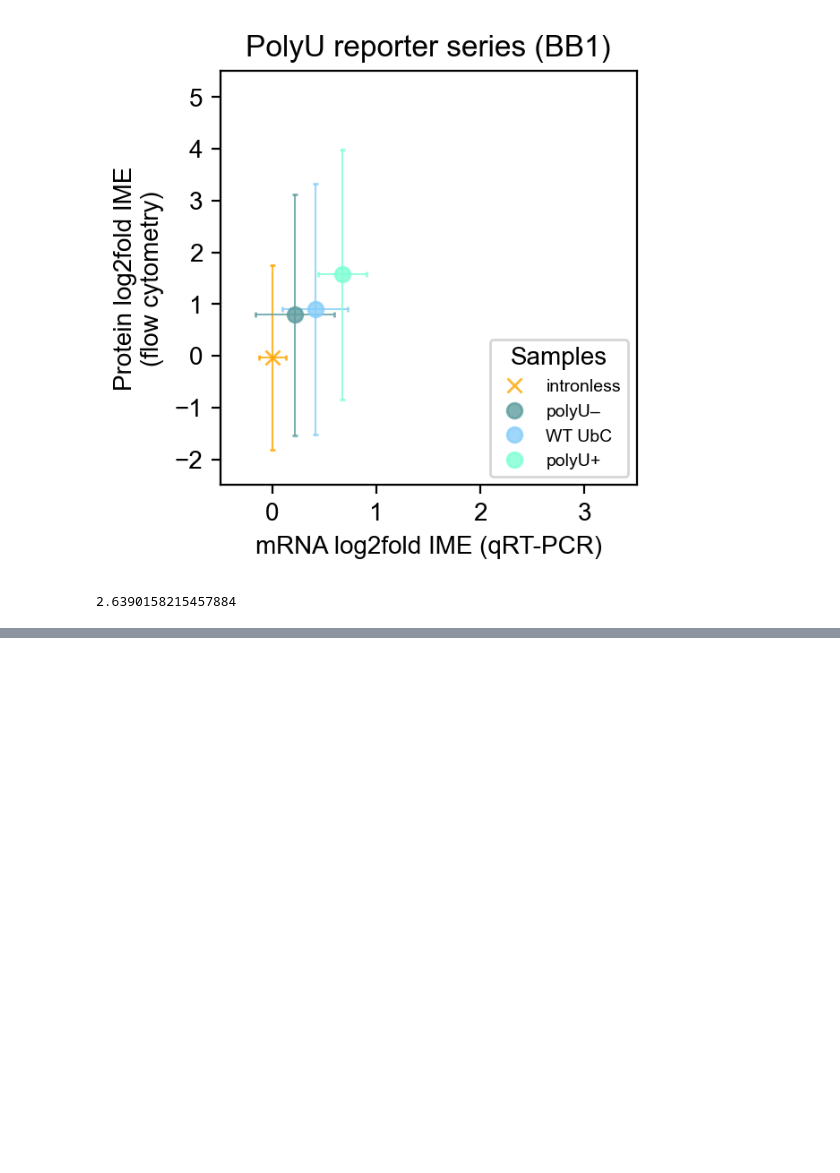
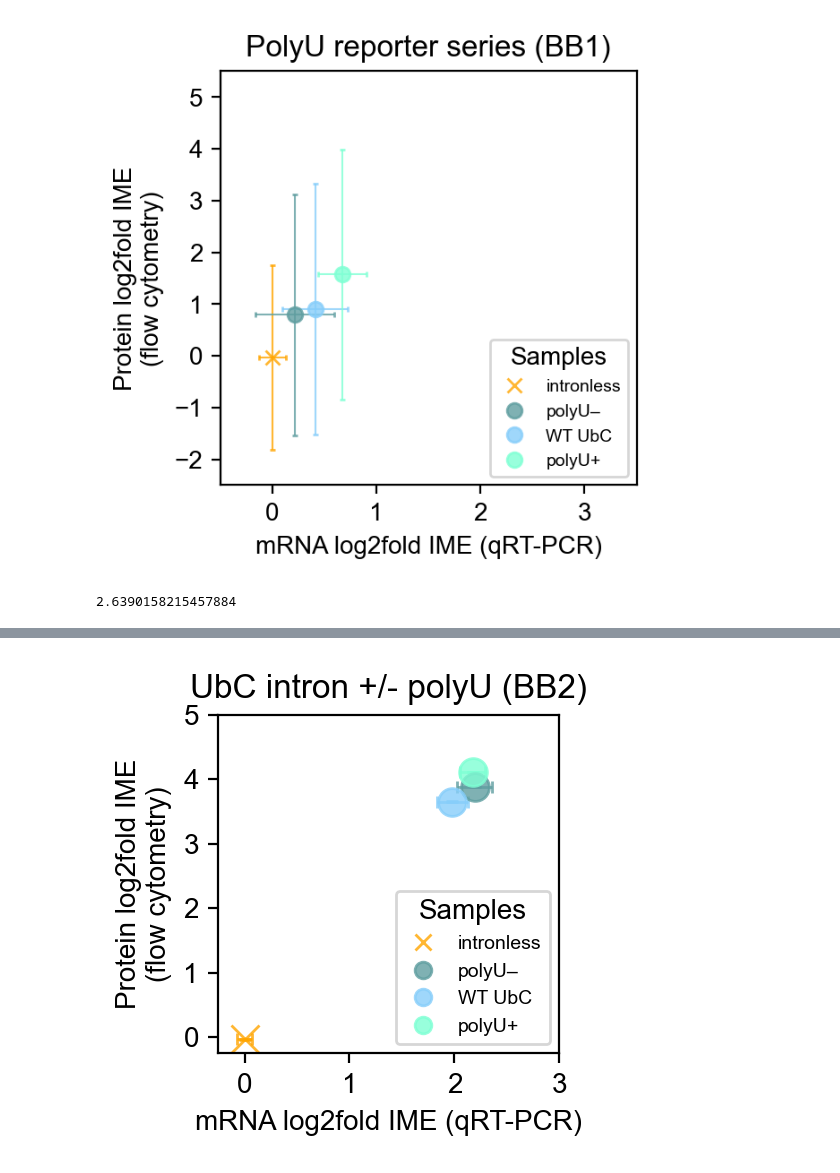
Before and after one commit to ejkk0/IME, a Jupyter notebook: Notebooks/08 Individual reporter qPCR + FACS.ipynb, the cells around one changed output, grey strips where cells are left out. Saved outputs shown, nothing was run; the diff lists cells and outputs as text; code cells hidden in the pictures; blank space fills up the shorter version.

```diff
--- a/Notebooks/08 Individual reporter qPCR + FACS.ipynb
+++ b/Notebooks/08 Individual reporter qPCR + FACS.ipynb
@@ -772,0 +783,64 @@ plt.show()
+# %%
+# Convert data to format for plotting
+
+samples2plot = ['pEK24', 'pEK25','pEK26','pEK27']
+
+samplenames=['intronless','polyU–','WT UbC','polyU+',]
+
+data = {
+    'Sample': samples2plot,
+    'qPCR_mean': [np.mean(qPCR_data.GFP2dTom[qPCR_data.sample_type==s]) for s in samples2plot],
+    'qPCR_std': [np.std(qPCR_data.GFP2dTom[qPCR_data.sample_type==s]) for s in samples2plot],
+    'qPCR_sem': [sp.stats.sem(qPCR_data.GFP2dTom[qPCR_data.sample_type==s]) for s in samples2plot],
+    'flow_mean': [np.mean(np.ma.masked_invalid(flow_data.GFP2dTom[flow_data.sample_type==s])) for s in samples2plot],
+    'flow_std': [np.std(np.ma.masked_invalid(flow_data.GFP2dTom[flow_data.sample_type==s])) for s in samples2plot],
+    'flow_sem': [sp.stats.sem(np.ma.masked_invalid(flow_data.GFP2dTom[flow_data.sample_type==s])) for s in samples2plot]
+}
+df = pd.DataFrame(data)
+
+samplecolors=['orange',
+              'cadetblue',
+              'lightskyblue',
+             'aquamarine']
+
+samplemarkers=['x']+['o']*3
+
+
+# Create scatter plot with SEM error bars
+plt.figure(figsize=(2.2, 2.2))
+legend_elements = []
+for i, row in df.iterrows():
+    plt.errorbar(
+        x=row['qPCR_mean'], y=row['flow_mean'],
+        xerr=row['qPCR_sem'], yerr=row['flow_sem'],
+        markersize=10,
+        fmt=samplemarkers[i], capsize=2, linewidth=1,
+        color=samplecolors[i], alpha=0.8
+    )
+    if i in [7,8]:
+        continue
+    legend_elements.append(Line2D([0],[0],
+                                  marker=samplemarkers[i],
+                                  markerfacecolor=samplecolors[i],
+                                  markeredgecolor=samplecolors[i],
+                                  alpha=0.8,
+                                  linewidth=0,
+                                  label=samplenames[i]))
+
+plt.xlabel('mRNA log2fold IME (qRT-PCR)')
+plt.ylabel('Protein log2fold IME\n(flow cytometry)')
+plt.title('UbC intron +/- polyU (BB2)')
+
+#axl = plt.axhline(np.log2(8.93), c='grey',alpha=0.5, linewidth=1, linestyle='--',
+#           label='random\nlibrary\nmean')
+#legend_elements.append(axl)
+#plt.axvline(np.log2(4.97), c='grey',alpha=0.5, linewidth=1, linestyle='--')
+
+plt.ylim(-0.25, 5)
+plt.xlim(-0.25, 3)
+plt.legend(title='Samples', handles=legend_elements, fontsize=7, #bbox_to_anchor=(1,0.96)
+          loc='lower right')
+plt.savefig('figures/figS4E.png', dpi=900, bbox_inches='tight')
+plt.show()
+# %% [output]
+[figure, added]
```
Also changed, not shown: parts of 7 cells of this notebook, 10 other files.
